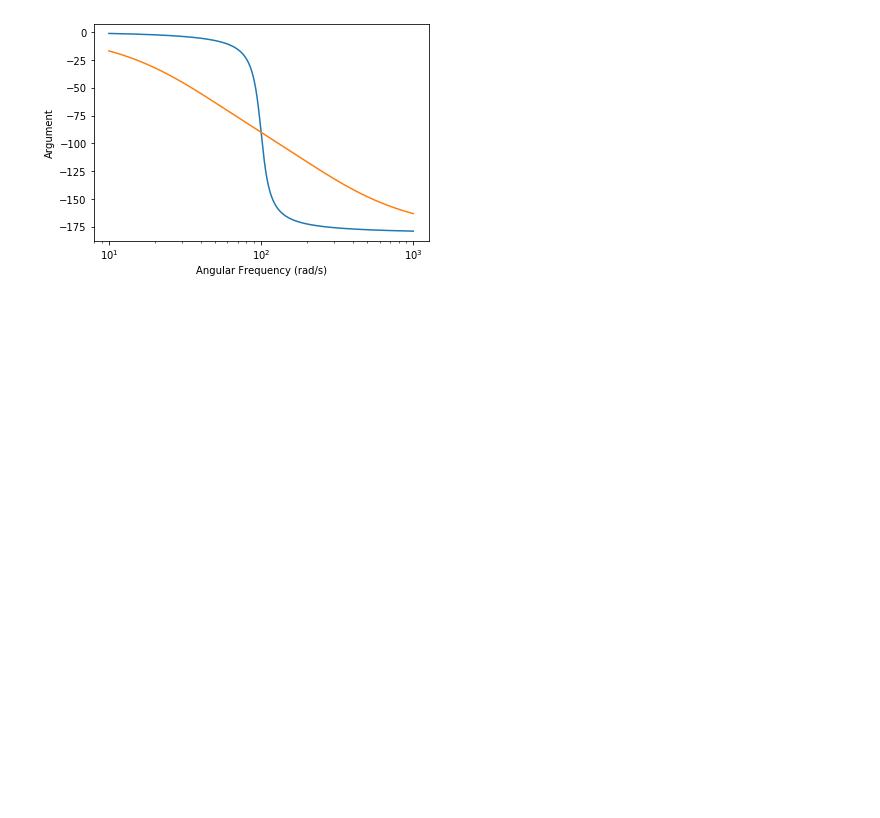
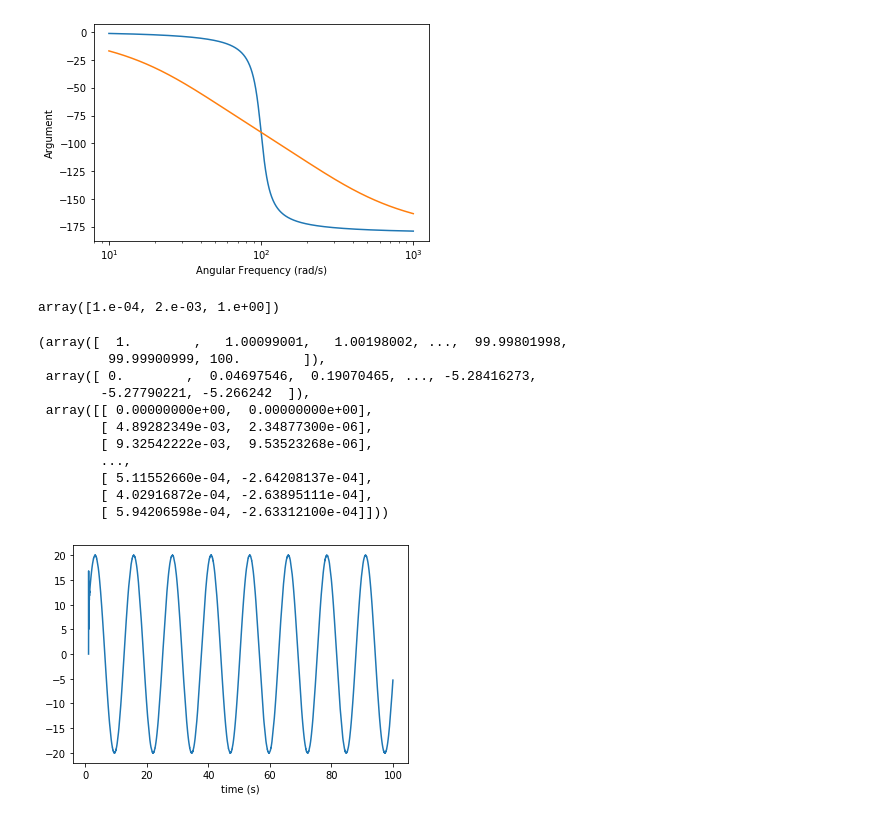
Before and after one commit to slashformotion/SecondOrderElec, a Jupyter notebook: exemples/LP_exemple.ipynb, the cells around one changed output. Drawn from its saved outputs; the diff is of its cells as text; code cells hidden in the pictures; blank space fills up the shorter version.

```diff
--- a/exemples/LP_exemple.ipynb
+++ b/exemples/LP_exemple.ipynb
@@ -57,3 +57,24 @@ for T in [T1,T2]:
 # %% [output]
 [figure]
 [figure]
+# %%
+T1.den
+# %% [output]
+array([1.e-04, 2.e-03, 1.e+00])
+# %%
+x = np.linspace(1, 100, 100000)
+y = np.sin(x*0.5)*10+np.sin(x*10**4)
+T1.output(U=y, T=x)
+# %% [output]
+(array([  1.        ,   1.00099001,   1.00198002, ...,  99.99801998,
+         99.99900999, 100.        ]),
+ array([ 0.        ,  0.04697546,  0.19070465, ..., -5.28416273,
+        -5.27790221, -5.266242  ]),
+ array([[ 0.00000000e+00,  0.00000000e+00],
+        [ 4.89282349e-03,  2.34877300e-06],
+        [ 9.32542222e-03,  9.53523268e-06],
+        ...,
+        [ 5.11552660e-04, -2.64208137e-04],
+        [ 4.02916872e-04, -2.63895111e-04],
+        [ 5.94206598e-04, -2.63312100e-04]]))
+[figure, added]
```
Also changed, not shown: parts of 1 cell of this notebook, 2 other files.
